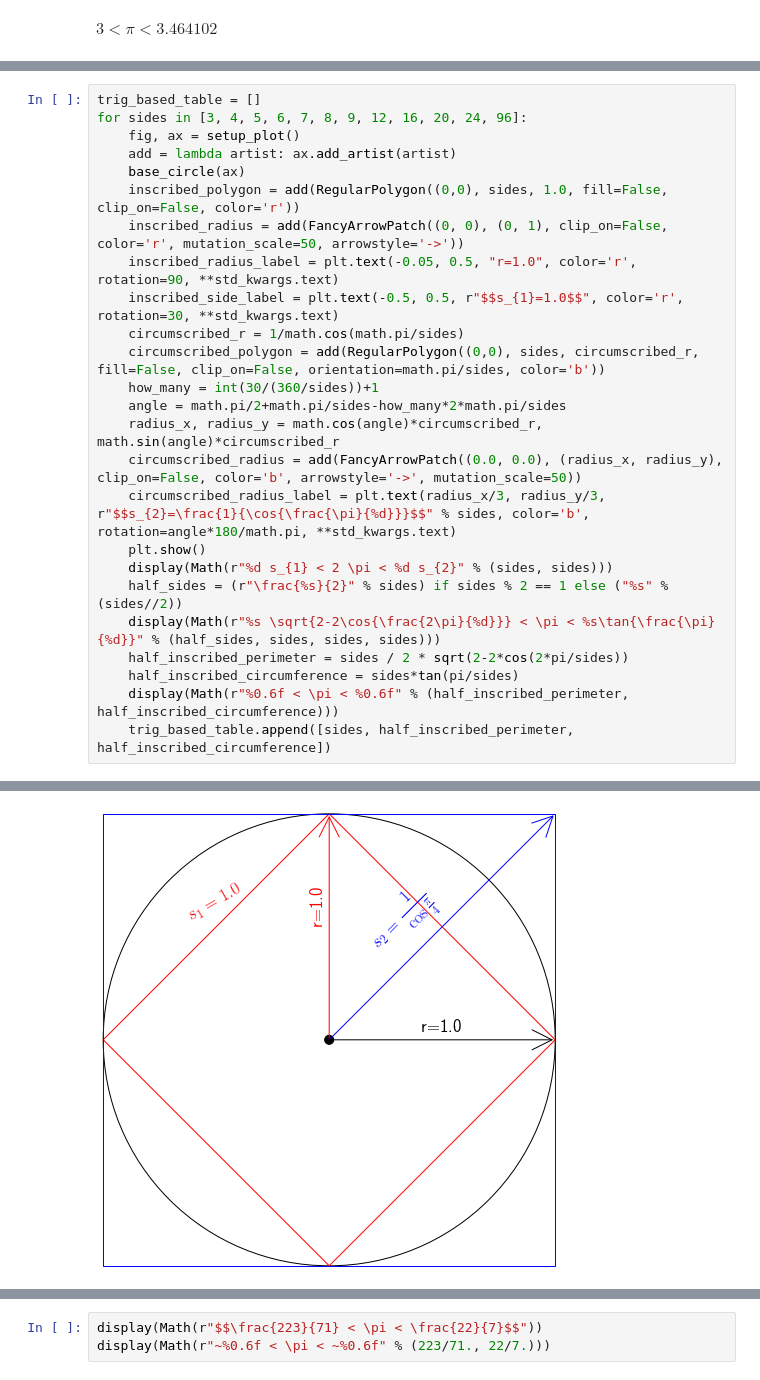
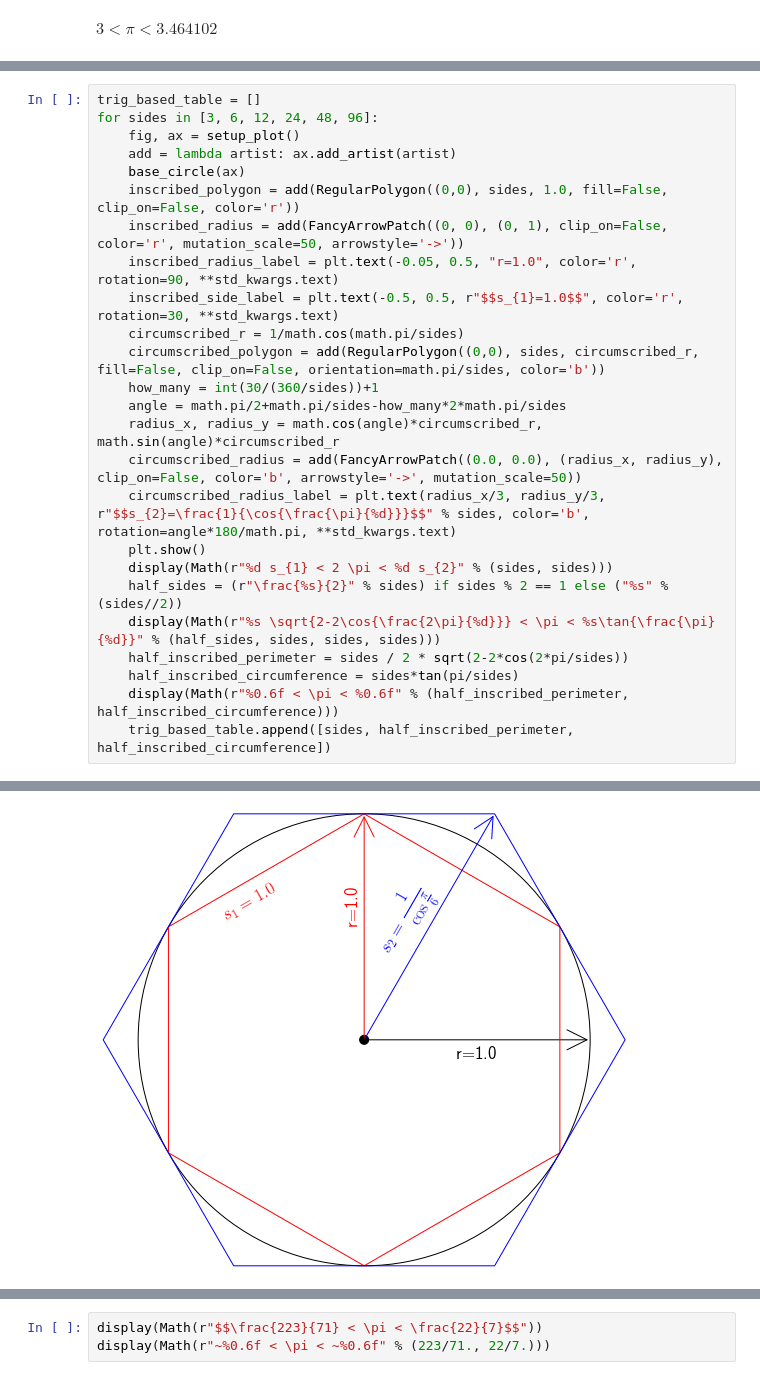
Before and after one commit to davidfraser/pi-spigot, a Jupyter notebook: talk-notes.ipynb, the cells around one changed output, grey strips where cells are left out. Drawn from its saved outputs; the diff is of its cells as text.

```diff
--- a/talk-notes.ipynb
+++ b/talk-notes.ipynb
@@ -110,6 +118,6 @@ $\displaystyle 3 < \pi < 3.464102$
 # %%
 trig_based_table = []
-for sides in [3, 4, 5, 6, 7, 8, 9, 12, 16, 20, 24, 96]:
+for sides in [3, 6, 12, 24, 48, 96]:
     fig, ax = setup_plot()
     add = lambda artist: ax.add_artist(artist)
     base_circle(ax)
@@ -137,4 +145,4 @@ for sides in [3, 4, 5, 6, 7, 8, 9, 12, 16, 20, 24, 96]:
 $\displaystyle 3 s_{1} < 2 \pi < 3 s_{2}$
 $\displaystyle \frac{3}{2} \sqrt{2-2\cos{\frac{2\pi}{3}}} < \pi < 3\tan{\frac{\pi}{3}}$
 $\displaystyle 2.598076 < \pi < 5.196152$
-[figure, old version]
+[figure, new version]
```
Also changed, not shown: parts of 27 cells of this notebook.
